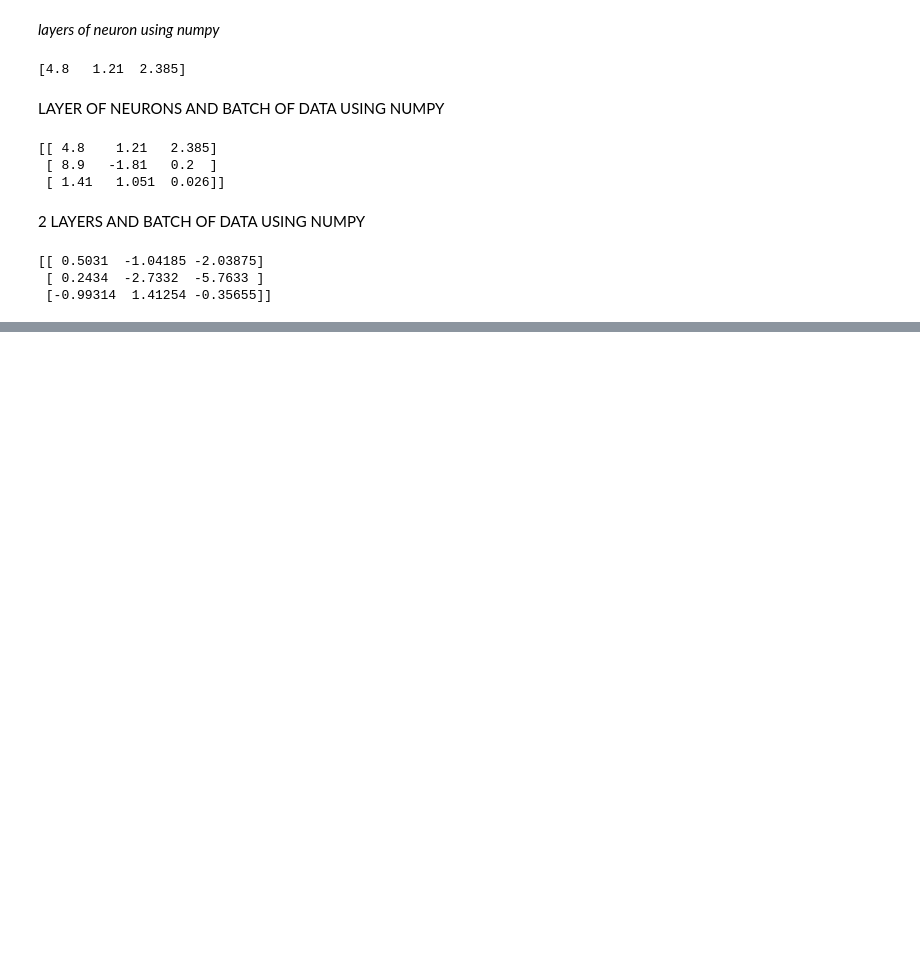
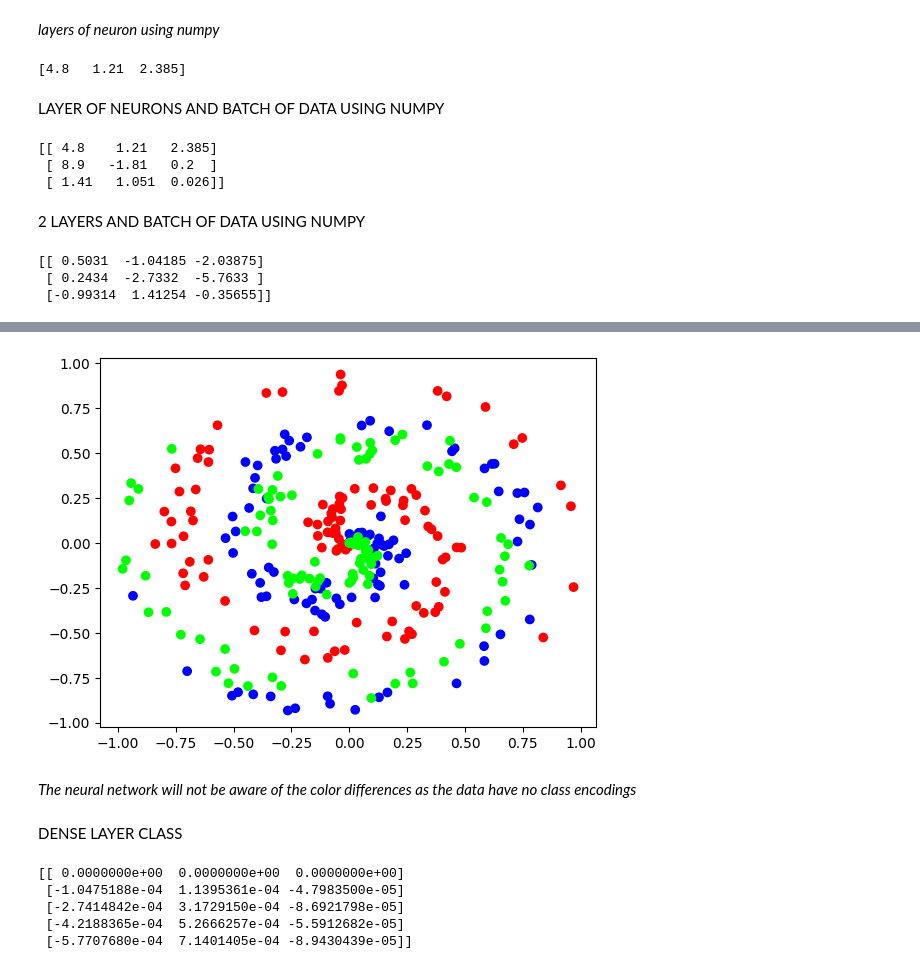
Before and after one commit to HarshithaShetty27/Neural-networks, a Jupyter notebook: neural_networks_from_scratch.ipynb, the cells around one changed output, grey strips where cells are left out. Drawn from its saved outputs; the diff is of its cells as text; code cells hidden in the pictures; blank space fills up the shorter version.

```diff
--- a/neural_networks_from_scratch.ipynb
+++ b/neural_networks_from_scratch.ipynb
@@ -151,0 +165,39 @@ print(layer2_OP)
+# %%
+plt.scatter(x[:,0], x[:,1], c=y, cmap='brg')
+plt.show()
+# %% [output]
+[figure, added]
+# %% [markdown]
+*The neural network will not be aware of the color differences as the data have no class encodings*
+# %% [markdown]
+DENSE LAYER CLASS
+# %%
+#to prevent weights from being initialized to higher value, multiply by 0.01
+import numpy as np
+import nnfs
+from nnfs.datasets import spiral_data
+nnfs.init()
+#dense layer
+class dense_layer:
+  #layer initialization
+  def __init__(self, input, neuron):
+    #initialize weights and biases
+    self.weights = 0.01* np.random.randn(input, neuron)
+    self.biases = np.zeros((1, neuron)) # initializing biases to 0, which works for spiral data
+
+  #forward pass
+  def forward(self, inputs):
+    self.outputs = np.dot(inputs, self.weights) + self.biases
+
+#create dataset
+x,y = spiral_data(samples =100, classes = 3)
+# create a dense layer with 2 input features and 3 neurons
+dense1=  dense_layer(2,3)
+dense1.forward(x)
+print(dense1.outputs[:5])
+# %% [output]
+[[ 0.0000000e+00  0.0000000e+00  0.0000000e+00]
+ [-1.0475188e-04  1.1395361e-04 -4.7983500e-05]
+ [-2.7414842e-04  3.1729150e-04 -8.6921798e-05]
+ [-4.2188365e-04  5.2666257e-04 -5.5912682e-05]
+ [-5.7707680e-04  7.1401405e-04 -8.9430439e-05]]
```
Also changed, not shown: parts of 3 cells of this notebook.
